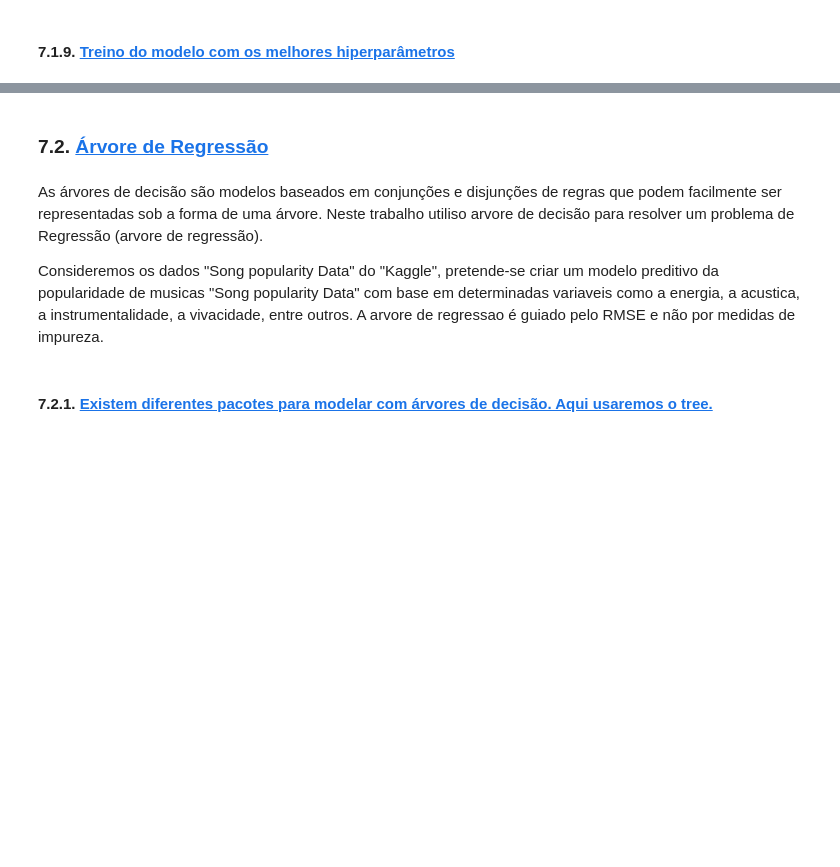
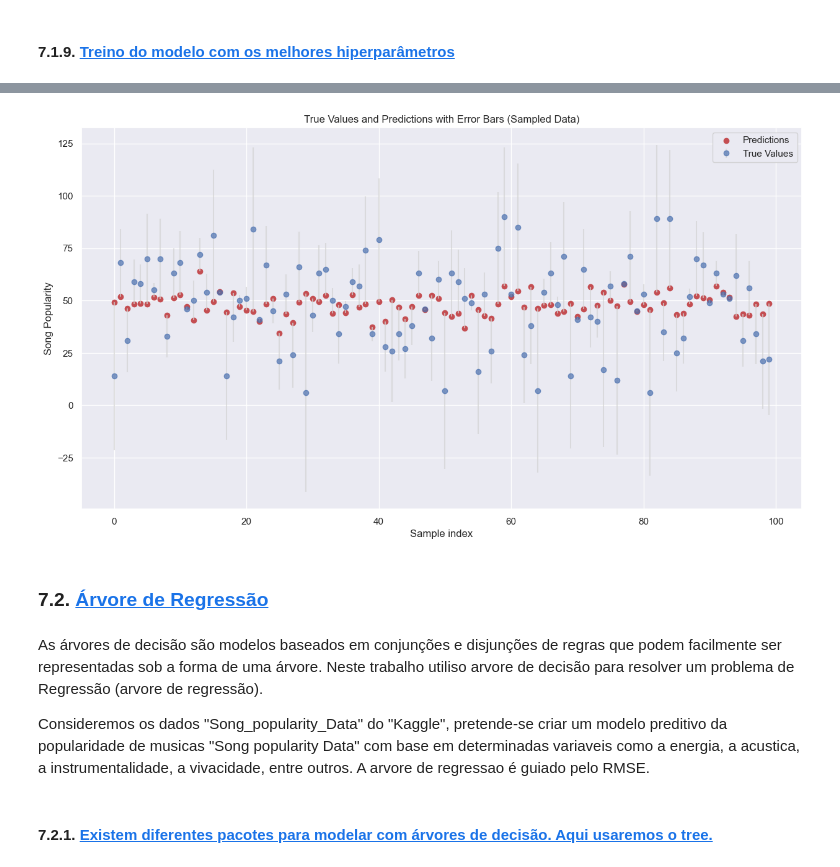
Before and after one commit to pfcv99/AC_Popularidade_musicas, a Jupyter notebook: Trabalho.ipynb, the cells around one changed output, grey strips where cells are left out. Cells and saved outputs as stored; diff of their text form; code cells hidden in the pictures; blank space fills up the shorter version.

```diff
--- a/Trabalho.ipynb
+++ b/Trabalho.ipynb
@@ -673,9 +784,9 @@ RandomForestRegressor(random_state=42)
 from sklearn.model_selection import RandomizedSearchCV
 
 random_grid = {
-    'n_estimators': [int(x) for x in np.linspace(start = 200, stop = 2000, num = 10)],      # Número de árvores in the forest
-    'max_features': ['sqrt', 'log2', None],     # Número de features a serem consideradas para divisão
-    'max_depth': [int(x) for x in np.linspace(10, 110, num = 11)] + [None],      # Profundidade máxima da árvore
+    'n_estimators': [int(x) for x in np.linspace(start = 800, stop = 2000, num = 5)],      # Número de árvores in the forest
+    'max_features': ['sqrt'],     # Número de features a serem consideradas para divisão
+    'max_depth': [int(x) for x in np.linspace(10, 50, num = 5)],      # Profundidade máxima da árvore
     'min_samples_split': [2, 5, 10],      # Número mínimo de amostras para dividir um nó
     'min_samples_leaf': [1, 2, 4],        # Número mínimo de amostras num nó folha
     'bootstrap': [True, False]
@@ -796,10 +888,10 @@ MELHORIA DE 1.99%.
 # %%
 param_grid = {
-    'n_estimators': [800, 1000, 1200],
+    'n_estimators': [1200, 1400, 1600],
     'min_samples_split': [8, 10, 12],
     'min_samples_leaf': [3, 4, 5],
     'max_features': ['sqrt'],
-    'max_depth': [10, 20, 30],
+    'max_depth': [40, 50, 60],
     'bootstrap': [True]
     }
 
@@ -911,10 +994,39 @@ plt.show()
+# %%
+import numpy as np
+import matplotlib.pyplot as plt
+
+# Predict the values using the best model
+predictions = best_model.predict(Test_X)
+
+# Calculate the prediction errors
+errors = np.abs(predictions - Test_Y.values)
+
+# Sample a subset of the data for clearer visualization
+sample_size = 100  # Adjust this value for your needs
+indices = np.random.choice(range(len(Test_Y)), size=sample_size, replace=False)
+sampled_true_values = Test_Y.iloc[indices].values
+sampled_predictions = predictions[indices]
+sampled_errors = errors[indices]
+
+# Plotting
+plt.figure(figsize=(15, 8))
+plt.errorbar(range(sample_size), sampled_true_values, yerr=sampled_errors, fmt='o', label='True Values', ecolor='lightgray', alpha=0.7, linestyle='None')
+plt.scatter(range(sample_size), sampled_predictions, color='r', label='Predictions')
+
+plt.xlabel('Sample index')
+plt.ylabel('Song Popularity')
+plt.title('True Values and Predictions with Error Bars (Sampled Data)')
+plt.legend()
+plt.show()
+# %% [output]
+[figure, added]
 # %% [markdown]
 ### 7.2. <a id='toc7_2_'></a>[Árvore de Regressão](#toc0_)
 # %% [markdown]
 As árvores de decisão são modelos baseados em conjunções e disjunções de regras que podem facilmente ser representadas sob a forma de uma árvore.
 Neste trabalho utiliso arvore de decisão para resolver um problema de Regressão (arvore de regressão).
 
-Consideremos os dados "Song popularity Data" do "Kaggle", pretende-se criar um modelo preditivo da popularidade de musicas "Song popularity Data" com base em determinadas variaveis como a energia, a acustica, a instrumentalidade, a vivacidade, entre outros. A arvore de regressao é guiado pelo RMSE e não por medidas de impureza.
+Consideremos os dados "Song_popularity_Data" do "Kaggle", pretende-se criar um modelo preditivo da popularidade de musicas "Song popularity Data" com base em determinadas variaveis como a energia, a acustica, a instrumentalidade, a vivacidade, entre outros. A arvore de regressao é guiado pelo RMSE.
 # %% [markdown]
 #### 7.2.1. <a id='toc7_2_1_'></a>[Existem diferentes pacotes para modelar com árvores de decisão. Aqui usaremos o tree.](#toc0_)
 # %%
```
Also changed, not shown: parts of 59 cells of this notebook, 20 other files.
